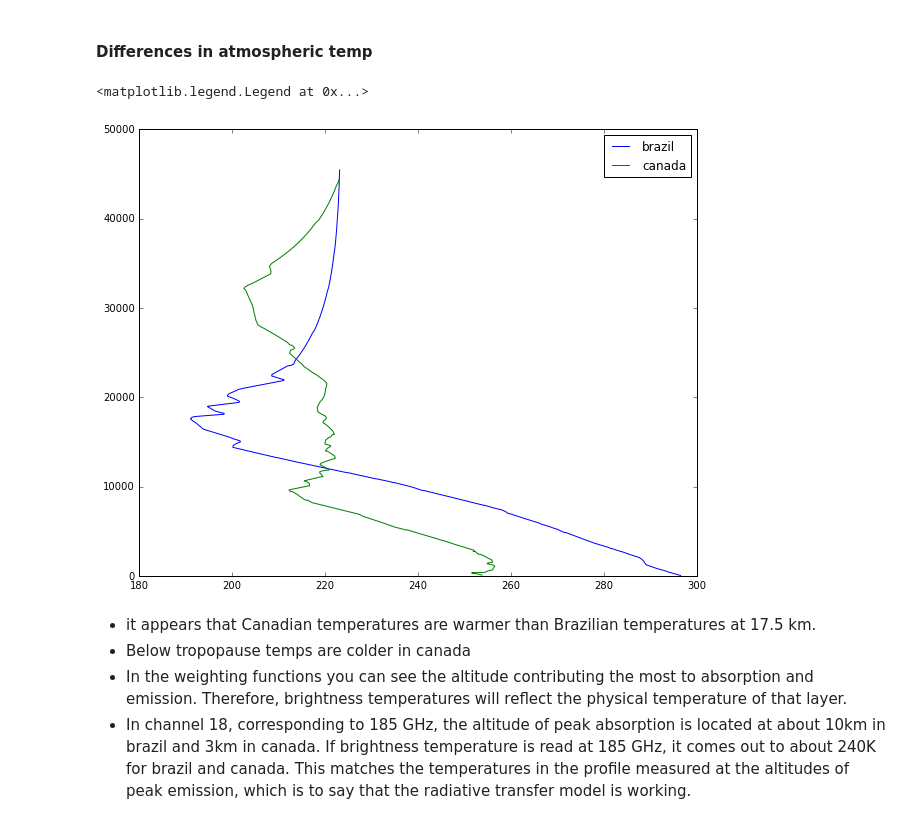
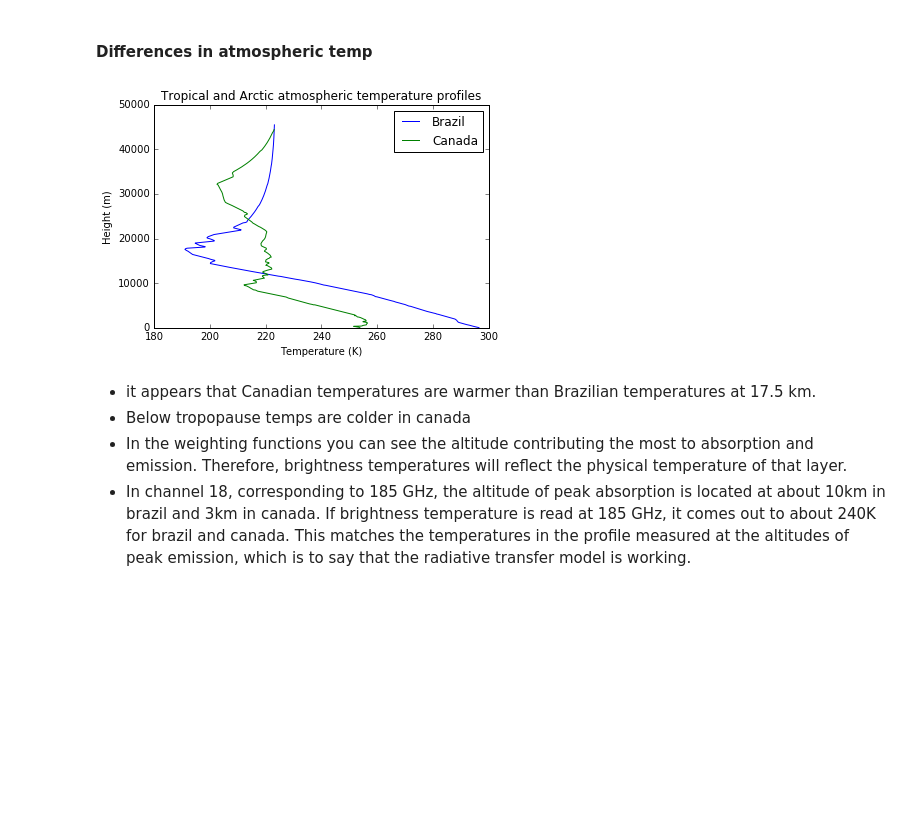
Before and after one commit to CodaP/aos_weighting_function, a Jupyter notebook: weighting function.ipynb, the cells around one changed output. Cells and saved outputs as stored; diff of their text form; code cells hidden in the pictures; blank space fills up the shorter version.

```diff
--- a/weighting function.ipynb
+++ b/weighting function.ipynb
@@ -2,6 +2,5 @@
 %pylab inline
 %load_ext autoreload
 %autoreload 2
-rcParams['figure.figsize'] = (10,8)
 # %% [output]
 Populating the interactive namespace from numpy and matplotlib
@@ -163,12 +132,12 @@ mu = 1
 # %% [markdown]
 Compute and plot the weighting functions for channels 3-10 for both soundings (same plot, use colors and/or dashes to distinguish between soundings).
 # %%
-sonde = weight_shell.read_sonde('brazil.txt')
-levels = weight_shell.interpolate_sounding(sonde)
+sonde_brazil = weight_shell.read_sonde('brazil.txt')
+levels = weight_shell.interpolate_sounding(sonde_brazil)
 brazil = weight_shell.create_atmosphere(levels)
 
-sonde = weight_shell.read_sonde('canada.txt')
-levels = weight_shell.interpolate_sounding(sonde)
+sonde_canada = weight_shell.read_sonde('canada.txt')
+levels = weight_shell.interpolate_sounding(sonde_canada)
 canada = weight_shell.create_atmosphere(levels)
 # %% [output]
 Successfully opened file  brazil.txt
@@ -279,10 +239,13 @@ The surface temperature in Canada is much colder than in Brazil, which by Stepha
 # %%
 plot(brazil.set_index('Zbar').Tbar, brazil.Zbar)
 plot(canada.set_index('Zbar').Tbar, canada.Zbar)
-legend(['brazil','canada'])
+legend(['Brazil','Canada'])
+ylabel('Height (m)')
+xlabel('Temperature (K)')
+title('Tropical and Arctic atmospheric temperature profiles')
+savefig('tdry.pdf')
 # %% [output]
-<matplotlib.legend.Legend at 0x...>
-[figure, old version]
+[figure, new version]
 # %% [markdown]
 * it appears that Canadian temperatures are warmer than Brazilian temperatures at 17.5 km.
 * Below tropopause temps are colder in canada
```
Also changed, not shown: parts of 24 cells of this notebook, 1 other file.
